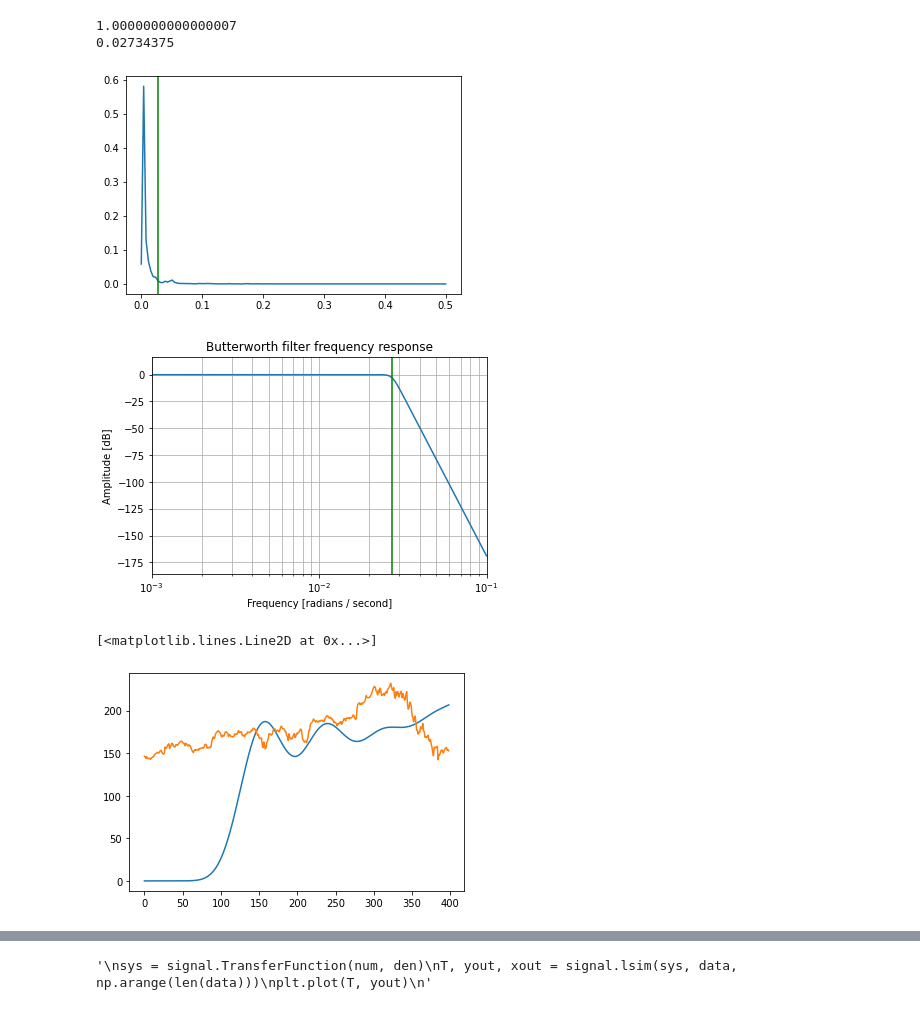
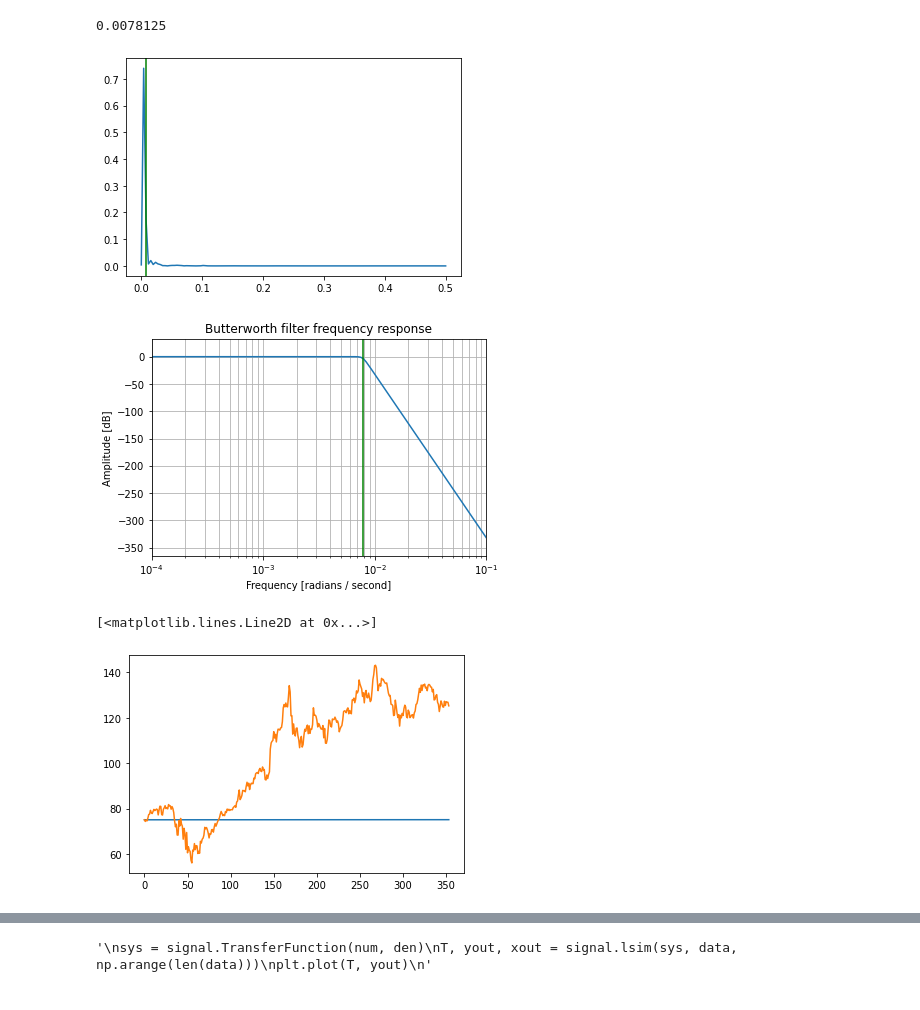
Before and after one commit to yassinkortam/ma_analysis, a Jupyter notebook: ma_analysis.ipynb, the cells around one changed output, grey strips where cells are left out. Cells and saved outputs as stored; diff of their text form; code cells hidden in the pictures.

```diff
--- a/ma_analysis.ipynb
+++ b/ma_analysis.ipynb
@@ -30,0 +13,12 @@ plt.plot(data)
+# %%
+aapl = yf.download("AAPL", start="2020-01-01", end="2021-06-01")
+stock_prices = np.array(aapl["Close"])
+
+# 400 most recent days
+start = -400
+end = -1
+raw_data = stock_prices
+data = raw_data[start:end]
+initial_conditions = data[0]
+data -= initial_conditions
+plt.plot(data)
@@ -39,11 +37,10 @@ def band(Pxx, E):
         n += 1
     return n
 # %%
-Ep = 0.9 #percent energy band
+Ep = 0.7 #percent energy band
 
 freqs, psd = signal.welch(data)
 psd = psd/norm(psd, 1)
-print(sum(psd))
 b = freqs[band(psd, Ep)]
 
 #"""
@@ -60,9 +57,8 @@ plt.plot(f, Pxx_spec)
 
 print(b)
 # %% [output]
-1.0000000000000007
-0.02734375
+0.0078125
-[figure, old version]
+[figure, new version]
 # %%
 N = 15
 W = b
@@ -78,15 +74,15 @@ plt.grid(which='both', axis='both')
 plt.axvline(W, color='green') # cutoff frequency
 plt.show()
 # %% [output]
-[figure, old version]
+[figure, new version]
 # %%
 sos = signal.butter(N, W, 'low', output='sos')
 filtered = signal.sosfilt(sos, data)
-plt.plot(filtered)
-plt.plot(data)
+plt.plot(filtered + initial_conditions)
+plt.plot(data + initial_conditions)
 # %% [output]
 [<matplotlib.lines.Line2D at 0x...>]
-[figure, old version]
+[figure, new version]
 # %%
 L = round(np.sqrt(0.196202+(W/(2*np.pi))**2)/(W/(2*np.pi)))
 print("MA length for {}%: {}".format(Ep*100, L))
```
Also changed, not shown: parts of 4 cells of this notebook.
